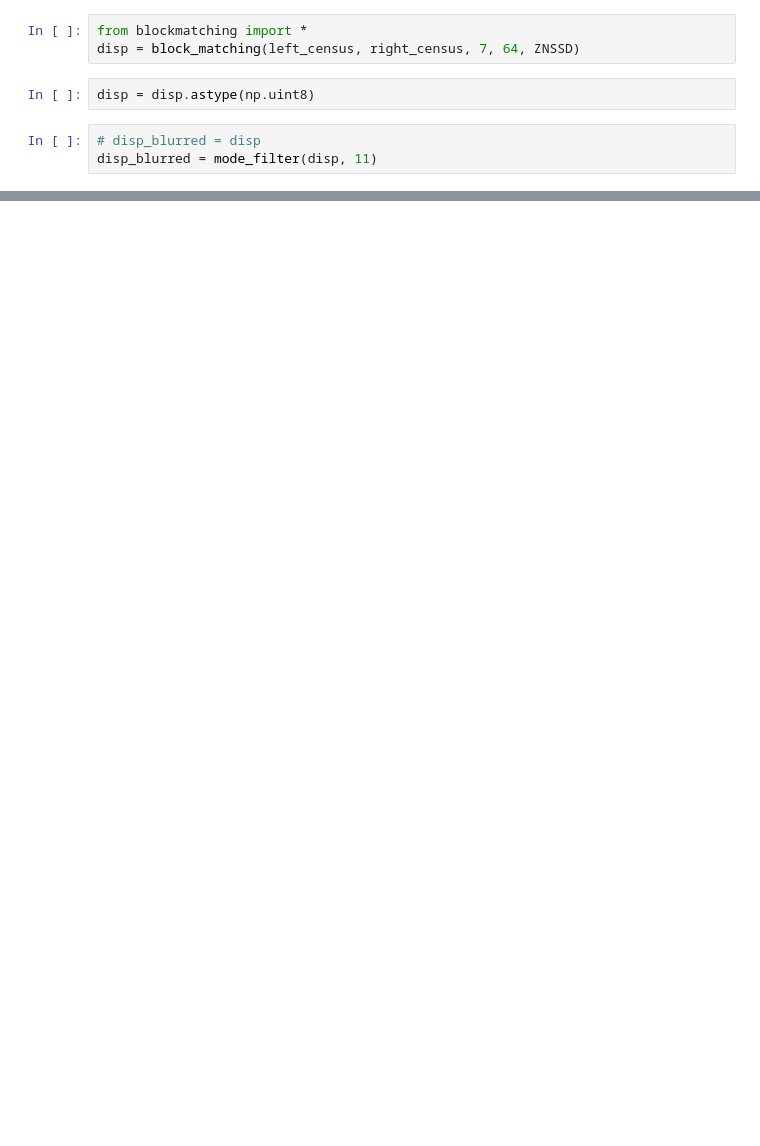
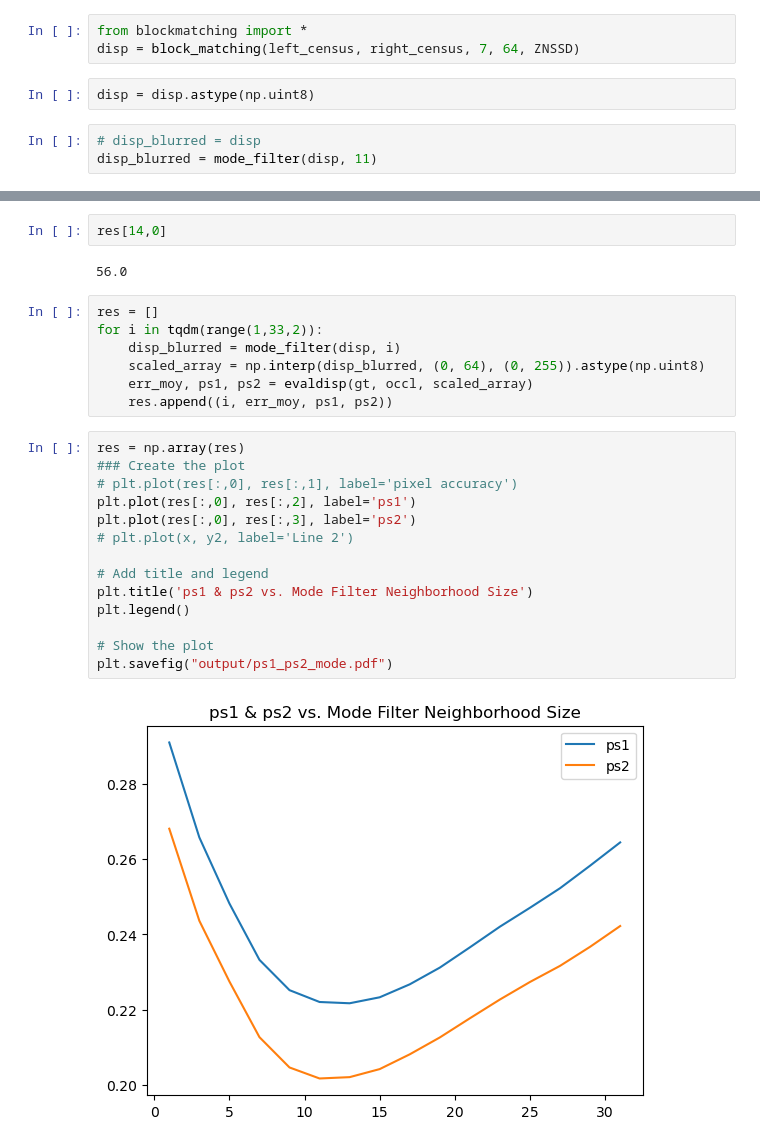
Before and after one commit to RomainFrog/StereoMatching, a Jupyter notebook: algoBM/preprocessing.ipynb, the cells around one changed output, grey strips where cells are left out. Drawn from its saved outputs; the diff is of its cells as text; blank space fills up the shorter version.

Commit message:
Added post filtering methods

```diff
--- a/algoBM/preprocessing.ipynb
+++ b/algoBM/preprocessing.ipynb
@@ -73,0 +100,27 @@ FileNotFoundError: No such file: '/home/romain/Documents/GI/GI04/SY32/sy32-proje
+# %%
+res[14,0]
+# %% [output]
+56.0
+# %%
+res = []
+for i in tqdm(range(1,33,2)):
+    disp_blurred = mode_filter(disp, i)
+    scaled_array = np.interp(disp_blurred, (0, 64), (0, 255)).astype(np.uint8)
+    err_moy, ps1, ps2 = evaldisp(gt, occl, scaled_array)
+    res.append((i, err_moy, ps1, ps2))
+# %%
+res = np.array(res)
+### Create the plot
+# plt.plot(res[:,0], res[:,1], label='pixel accuracy')
+plt.plot(res[:,0], res[:,2], label='ps1')
+plt.plot(res[:,0], res[:,3], label='ps2')
+# plt.plot(x, y2, label='Line 2')
+
+# Add title and legend
+plt.title('ps1 & ps2 vs. Mode Filter Neighborhood Size')
+plt.legend()
+
+# Show the plot
+plt.savefig("output/ps1_ps2_mode.pdf")
+# %% [output]
+[figure, added]
```
Also changed, not shown: parts of 10 cells of this notebook, 22 other files.
